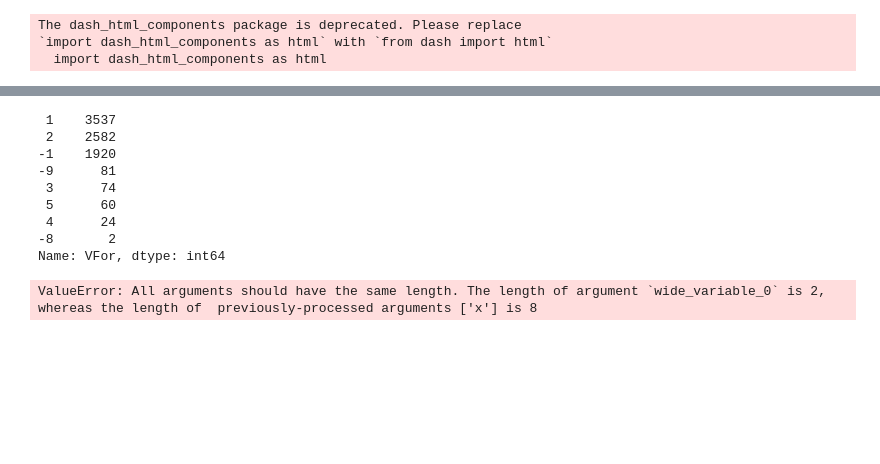
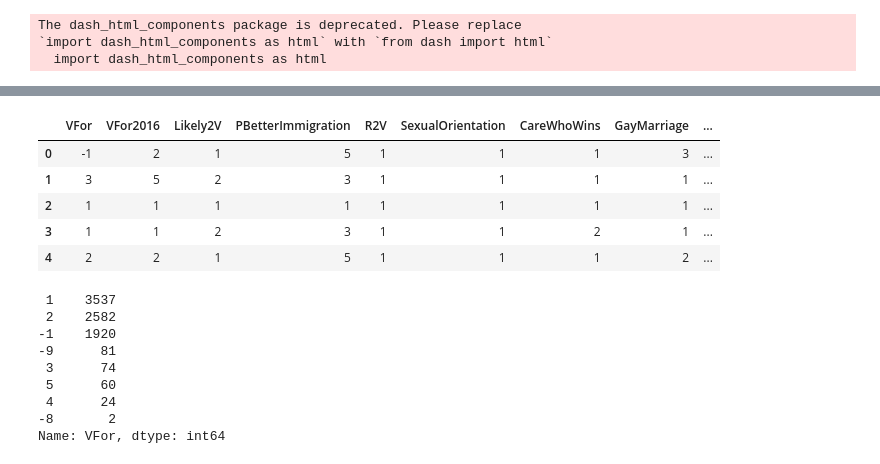
Before and after one commit to jprichmond20/2020ElectionStudy, a Jupyter notebook: Election2020Dash.ipynb, the cells around one changed output, grey strips where cells are left out. Drawn from its saved outputs; the diff is of its cells as text; code cells hidden in the pictures; blank space fills up the shorter version.

```diff
--- a/Election2020Dash.ipynb
+++ b/Election2020Dash.ipynb
@@ -76,23 +38,0 @@ df.rename(columns = {'V202110x': 'VFor','V201103': 'VFor2016' , 'V201100': 'Like
-# %%
-df['VFor'].value_counts()
-# %% [output]
- 1    3537
- 2    2582
--1    1920
--9      81
- 3      74
- 5      60
- 4      24
--8       2
-Name: VFor, dtype: int64
-# %%
-fig1 = px.bar(df, x=df['VFor'].unique(), \
-              y=df.groupby('VFor')['VFor'], \
-              labels={"x":"Candidate", "y":"# Of Voters"}, \
-              color_continuous_scale=px.colors.sequential.Hot, \
-              title="Votes For Candidate")
-fig1.update_layout(title=dict(x=0.5),\
-                  margin=dict(l=20,r=20,t=60,b=20),\
-                  paper_bgcolor="#D3D3D3")
-# %% [output]
-ValueError: All arguments should have the same length. The length of argument `wide_variable_0` is 2, whereas the length of  previously-processed arguments ['x'] is 8
@@ -98,0 +60,23 @@ ValueError: All arguments should have the same length. The length of argument `w
+# %%
+df = df.rename(columns = {'V202110x': 'VFor','V201103': 'VFor2016' , 'V201100': 'Likely2V', 'V201241':'PBetterImmigration', 'V201008':'R2V', 'V201601':'SexualOrientation', 'V201216':'CareWhoWins', 'V201416':'GayMarriage', 'V201377':'TrustMedia', 'V201511x':'LevelOfEducation', 'V201240':'PBetterHealthcare', 'V201602':'JustifiedPViolence', 'V201627':'SelfCensor', 'V201622':'ConcernedPay4Healthcare', 'V201651':'SatisfiedWLife', 'V201157':'FThermometerR', 'V201036':'CandidatePref', 'V201628':'GunsOwned', 'V201515':'DiplomaOrGED'})
+# %%
+df.head()
+# %% [output]
+|  | VFor | VFor2016 | Likely2V | PBetterImmigration | R2V | SexualOrientation | CareWhoWins | GayMarriage | ... |
+| 0 | -1 | 2 | 1 | 5 | 1 | 1 | 1 | 3 | ... |
+| 1 | 3 | 5 | 2 | 3 | 1 | 1 | 1 | 1 | ... |
+| 2 | 1 | 1 | 1 | 1 | 1 | 1 | 1 | 1 | ... |
+| 3 | 1 | 1 | 2 | 3 | 1 | 1 | 2 | 1 | ... |
+| 4 | 2 | 2 | 1 | 5 | 1 | 1 | 1 | 2 | ... |
+# %%
+df['VFor'].value_counts()
+# %% [output]
+ 1    3537
+ 2    2582
+-1    1920
+-9      81
+ 3      74
+ 5      60
+ 4      24
+-8       2
+Name: VFor, dtype: int64
```
Also changed, not shown: parts of 13 cells of this notebook.
